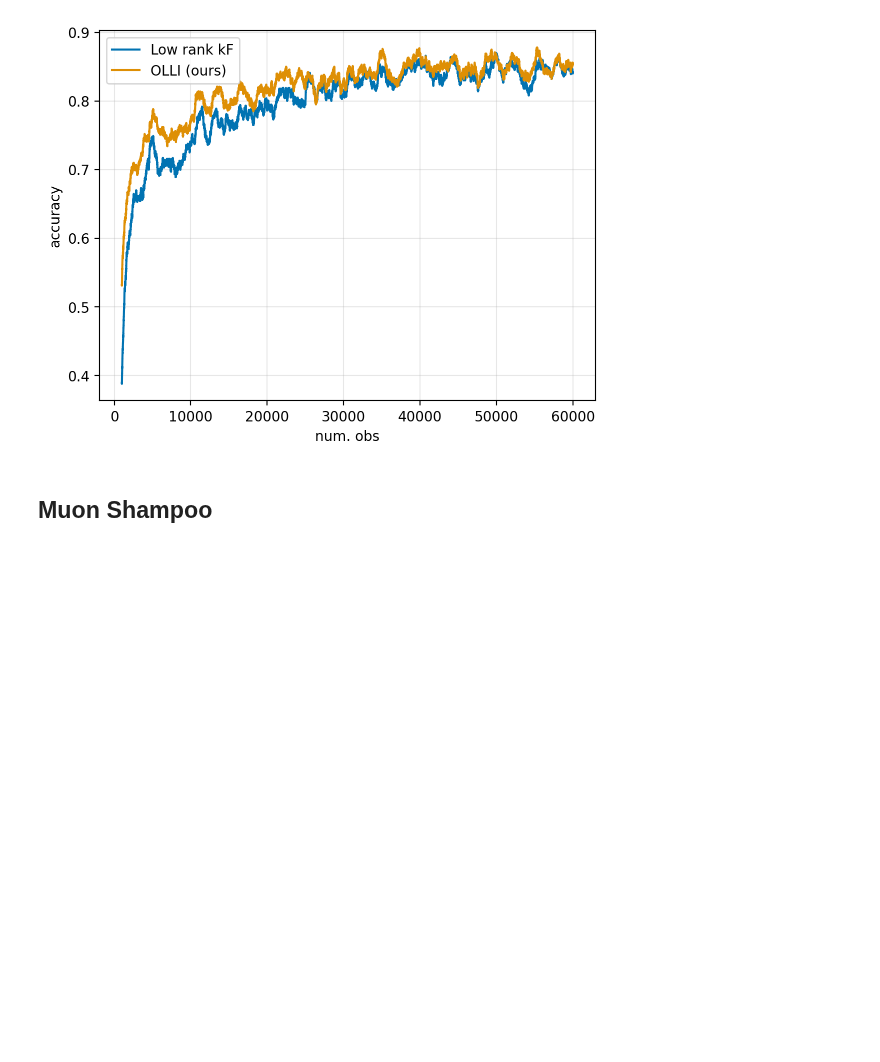
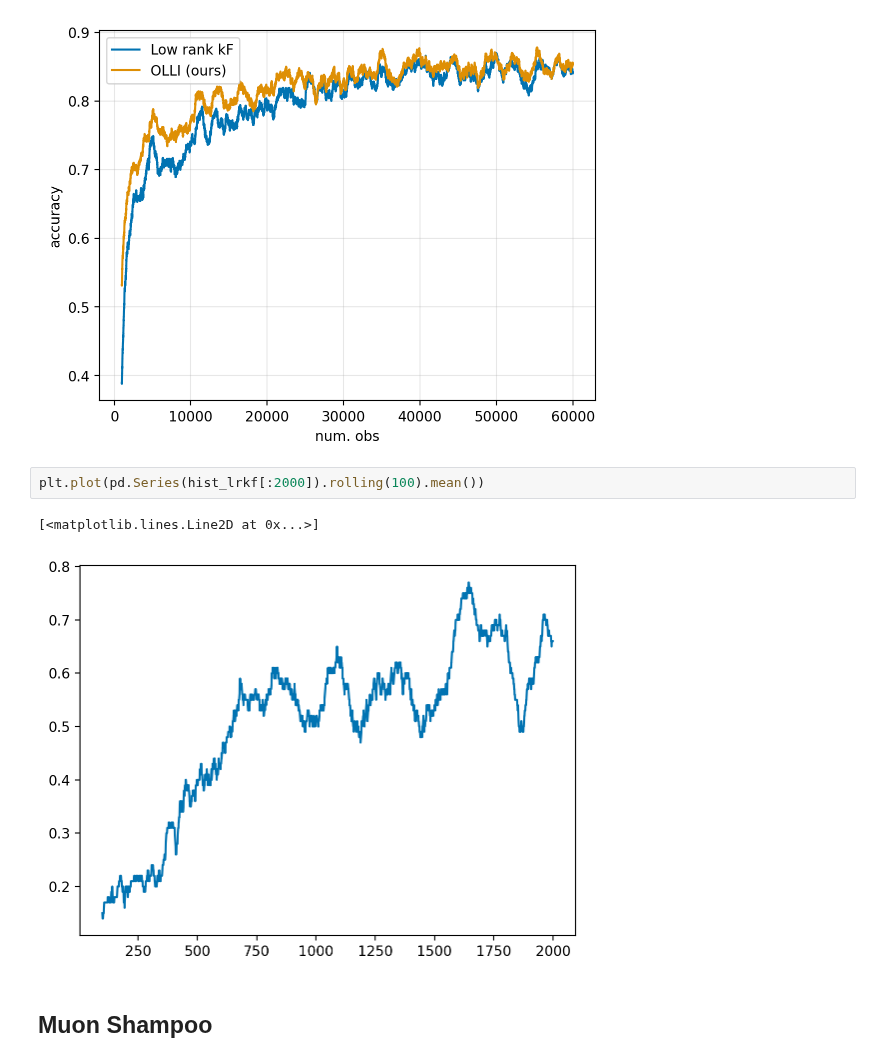
Before and after one commit to gerdm/low-rank-last-layer-inference, a Jupyter notebook: experiments/LL-LRKF-fmnist.ipynb, the cells around one changed output. Cells and saved outputs as stored; diff of their text form; blank space fills up the shorter version.

```diff
--- a/experiments/LL-LRKF-fmnist.ipynb
+++ b/experiments/LL-LRKF-fmnist.ipynb
@@ -191,6 +193,11 @@ plt.legend()
 # %% [output]
 <matplotlib.legend.Legend at 0x...>
 [figure]
+# %%
+plt.plot(pd.Series(hist_lrkf[:2000]).rolling(100).mean())
+# %% [output]
+[<matplotlib.lines.Line2D at 0x...>]
+[figure, added]
 # %% [markdown]
 ## Muon Shampoo
 # %%
```
Also changed, not shown: parts of 6 cells of this notebook, 2 other files.
